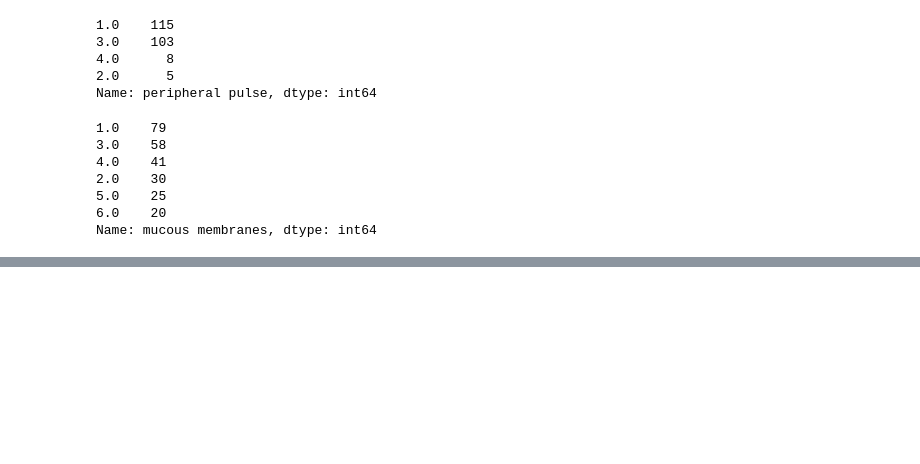
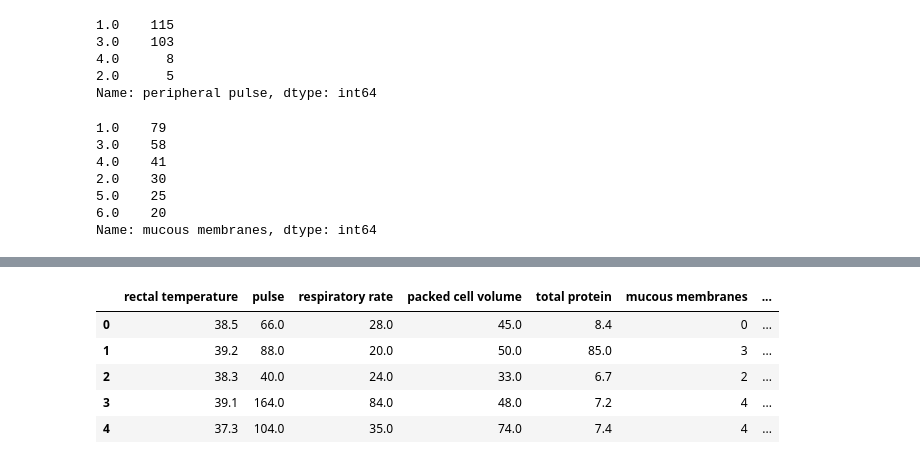
Before and after one commit to kuna728/horse-colic-ml, a Jupyter notebook: horse-colic.ipynb, the cells around one changed output, grey strips where cells are left out. Saved outputs shown, nothing was run; the diff lists cells and outputs as text; code cells hidden in the pictures; blank space fills up the shorter version.

```diff
--- a/horse-colic.ipynb
+++ b/horse-colic.ipynb
@@ -188,0 +462,32 @@ Name: capillary refill time, dtype: int64
+# %%
+from sklearn.pipeline import Pipeline
+
+discreteEncodingTransformersPipe = Pipeline([
+    ('det_1', DiscreteEncodingTransformer('surgery?', {2: 0})),
+    ('det_2', DiscreteEncodingTransformer('Age', {9:0}, target_name='adult?')),
+    ('det_3', DiscreteEncodingTransformer('mucous membranes', {5: 6, 6: 5})),
+    ('det_4', DiscreteEncodingTransformer('mucous membranes', lambda x: x-1)),
+    ('det_5', DiscreteEncodingTransformer('capillary refill time', lambda x: x-1, target_name='capillary refill time >= 3s?')),
+    ('det_6', DiscreteEncodingTransformer('pain', {1: 'alert, no pain', 2: 'depressed',
+                                                   3: 'intermittent mild pain',
+                                                   4: 'intermittent severe pain',
+                                                   5: 'continuous severe pain'},
+                                          target_type='category')),
+    ('det_7', DiscreteEncodingTransformer('peristalsis', {1: 'hypermotile', 2: 'normal',
+                                                          3: 'hypomotile', 4: 'absent'},
+                                          target_type='category')),
+    ('det_8', DiscreteEncodingTransformer('abdominal distension', lambda x: round(x-1))),
+    ('det_9', DiscreteEncodingTransformer('nasogastric tube', lambda x: x-1)),
+    ('det_10', DiscreteEncodingTransformer('nasogastric reflux', {1: 0, 3: 1})),
+    ('det_11', DiscreteEncodingTransformer('rectal examination - feces', {1: 'normal', 2:'increased',
+                                                                          3: 'decreased', 4: 'absent'},
+                                           target_type='category')),
+    ('det_12', DiscreteEncodingTransformer('abdomen', {1: 'normal', 2:'other', 3: 'firm feces in the large intestine',
+                                                       4: 'distended small intestine', 5: 'distended large intestine'},
+                                           target_type='category')),
+    ('det_13', DiscreteEncodingTransformer('outcome', {1: 'lived', 2: 'died', 3: 'was euthanized'},
+                                           target_type='category'))
+])
+
+horse_colic_train_cp = discreteEncodingTransformersPipe.fit_transform(horse_colic_train_cp)
+horse_colic_train_cp.info()
@@ -188,0 +512,9 @@ Name: capillary refill time, dtype: int64
+# %%
+horse_colic_train_cp.head()
+# %% [output]
+|  | rectal temperature | pulse | respiratory rate | packed cell volume | total protein | mucous membranes | ... |
+| 0 | 38.5 | 66.0 | 28.0 | 45.0 | 8.4 | 0 | ... |
+| 1 | 39.2 | 88.0 | 20.0 | 50.0 | 85.0 | 3 | ... |
+| 2 | 38.3 | 40.0 | 24.0 | 33.0 | 6.7 | 2 | ... |
+| 3 | 39.1 | 164.0 | 84.0 | 48.0 | 7.2 | 4 | ... |
+| 4 | 37.3 | 104.0 | 35.0 | 74.0 | 7.4 | 4 | ... |
```
Also changed, not shown: parts of 40 cells of this notebook, 1 other file.
